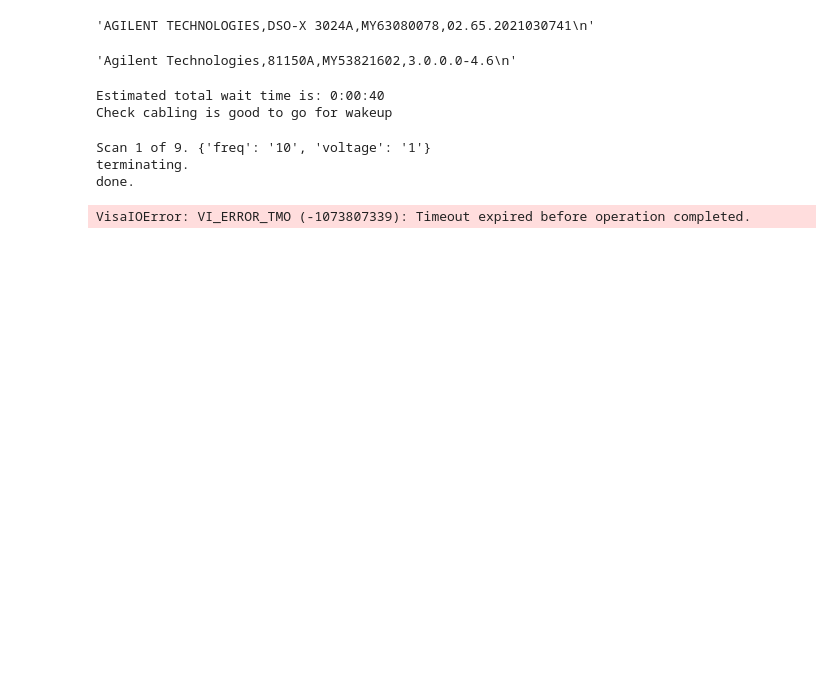
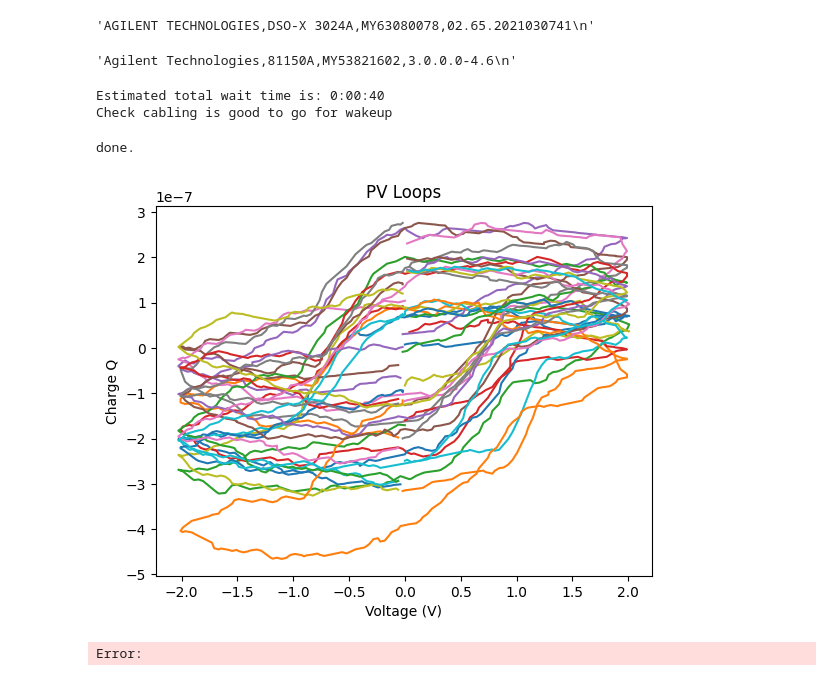
Before and after one commit to ElPsyKurisu/FE, a Jupyter notebook: PV/PVloop.ipynb, the cells around one changed output. Cells and saved outputs as stored; diff of their text form; code cells hidden in the pictures; blank space fills up the shorter version.

```diff
--- a/PV/PVloop.ipynb
+++ b/PV/PVloop.ipynb
@@ -69,5 +72,5 @@ exp_fe.config_path(Data_folder_path + r'BTO')
 # %%
-voltages = ['1', '1.5', '2']
+voltages = ['2']
 scan_params = {
     'voltage':voltages,
 
@@ -88,9 +91,8 @@ run_function_args = {
 
 order = ['voltage',]
 # %%
-exp_fe.n_param_scan(scan_params, run_function_args, order, ntrials=1, plot=False)
+exp_fe.n_param_scan(scan_params, run_function_args, order, ntrials=1, plot=False, use_analysis_file=True)
 # %% [output]
-Scan 1 of 9. {'freq': '10', 'voltage': '1'}
-terminating.
 done.
+[figure, added]
-VisaIOError: VI_ERROR_TMO (-1073807339): Timeout expired before operation completed.
+Error:
```
Also changed, not shown: parts of 3 cells of this notebook.
